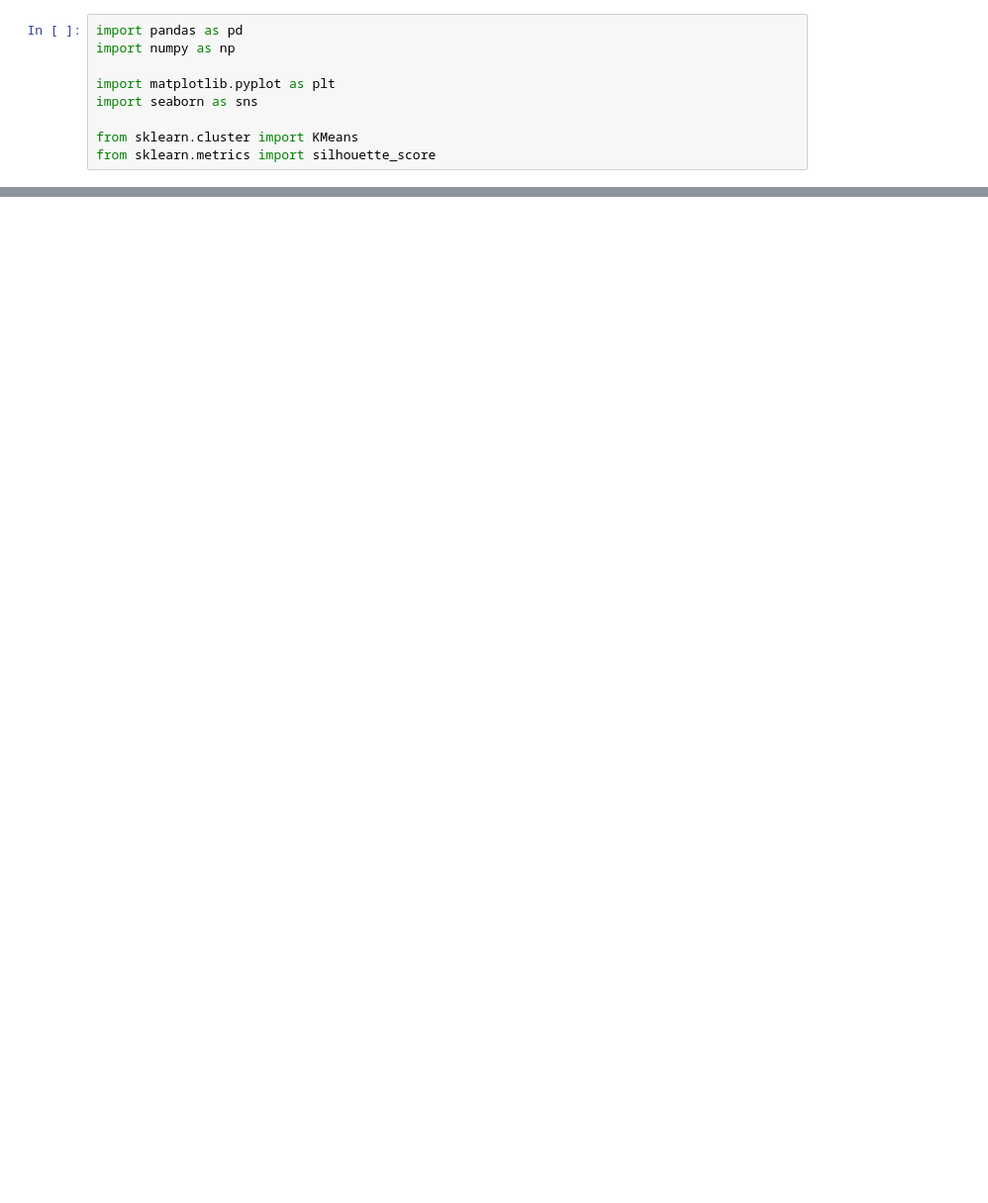
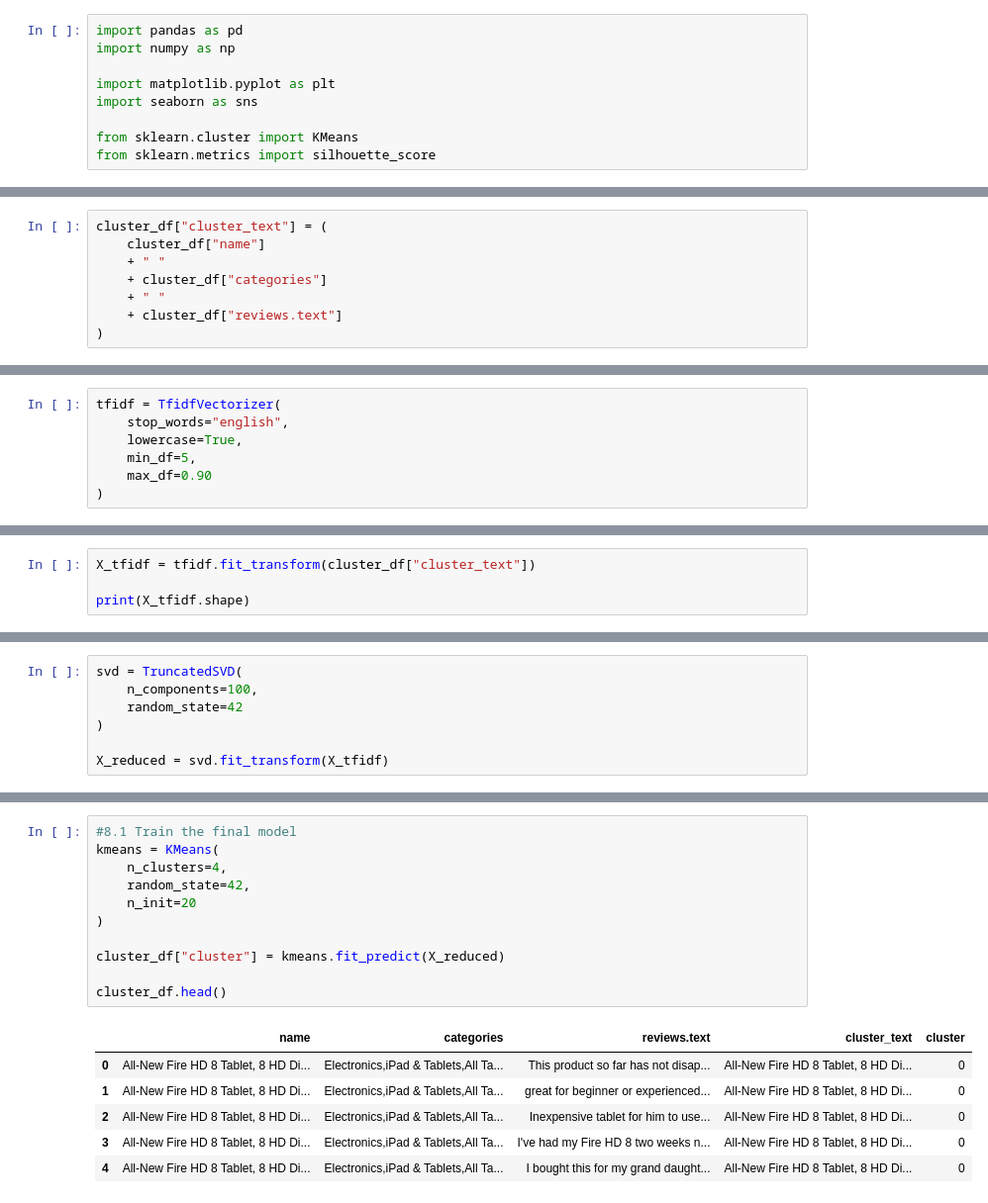
Before and after one commit to Casildagsf/IRONHACK-AI-PROJECT3, a Jupyter notebook: Clustering/base_line_C.ipynb, the cells around one changed output, grey strips where cells are left out. Shown at 99% size. Drawn from its saved outputs; the diff is of its cells as text; blank space fills up the shorter version.

Commit message:
clustering Felipe

```diff
--- a/Clustering/base_line_C.ipynb
+++ b/Clustering/base_line_C.ipynb
@@ -53,0 +78,8 @@ dtype: int64
+# %%
+cluster_df["cluster_text"] = (
+    cluster_df["name"]
+    + " "
+    + cluster_df["categories"]
+    + " "
+    + cluster_df["reviews.text"]
+)
@@ -53,0 +95,7 @@ dtype: int64
+# %%
+tfidf = TfidfVectorizer(
+    stop_words="english",
+    lowercase=True,
+    min_df=5,
+    max_df=0.90
+)
@@ -53,0 +110,4 @@ dtype: int64
+# %%
+X_tfidf = tfidf.fit_transform(cluster_df["cluster_text"])
+
+print(X_tfidf.shape)
@@ -53,0 +138,7 @@ dtype: int64
+# %%
+svd = TruncatedSVD(
+    n_components=100,
+    random_state=42
+)
+
+X_reduced = svd.fit_transform(X_tfidf)
@@ -53,0 +232,18 @@ dtype: int64
+# %%
+#8.1 Train the final model
+kmeans = KMeans(
+    n_clusters=4,
+    random_state=42,
+    n_init=20
+)
+
+cluster_df["cluster"] = kmeans.fit_predict(X_reduced)
+
+cluster_df.head()
+# %% [output]
+|  | name | categories | reviews.text | cluster_text | cluster |
+| 0 | All-New Fire HD 8 Tablet, 8 HD Di... | Electronics,iPad & Tablets,All Ta... | This product so far has not disap... | All-New Fire HD 8 Tablet, 8 HD Di... | 0 |
+| 1 | All-New Fire HD 8 Tablet, 8 HD Di... | Electronics,iPad & Tablets,All Ta... | great for beginner or experienced... | All-New Fire HD 8 Tablet, 8 HD Di... | 0 |
+| 2 | All-New Fire HD 8 Tablet, 8 HD Di... | Electronics,iPad & Tablets,All Ta... | Inexpensive tablet for him to use... | All-New Fire HD 8 Tablet, 8 HD Di... | 0 |
+| 3 | All-New Fire HD 8 Tablet, 8 HD Di... | Electronics,iPad & Tablets,All Ta... | I've had my Fire HD 8 two weeks n... | All-New Fire HD 8 Tablet, 8 HD Di... | 0 |
+| 4 | All-New Fire HD 8 Tablet, 8 HD Di... | Electronics,iPad & Tablets,All Ta... | I bought this for my grand daught... | All-New Fire HD 8 Tablet, 8 HD Di... | 0 |
```
Also changed, not shown: parts of 38 cells of this notebook.
